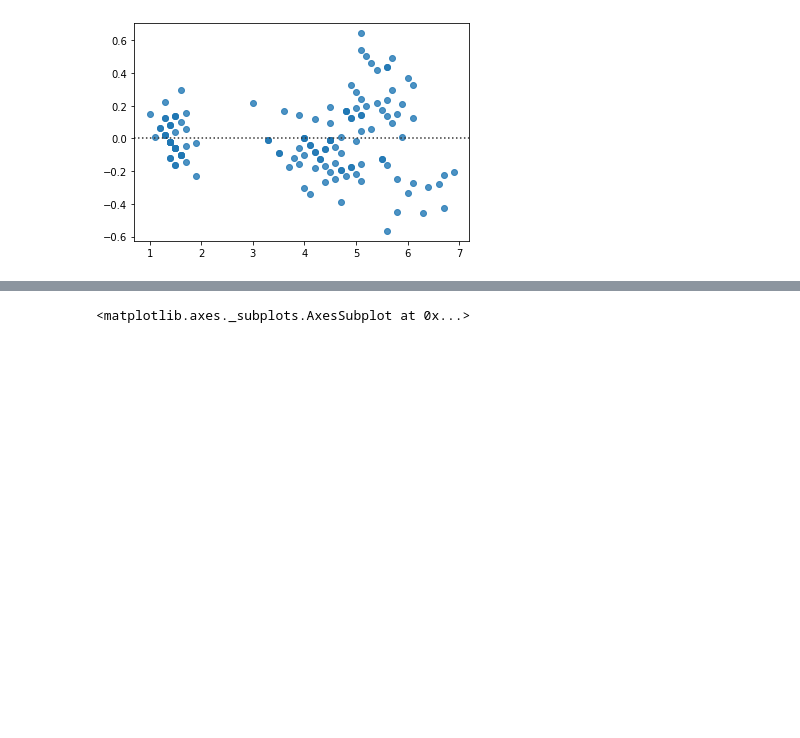
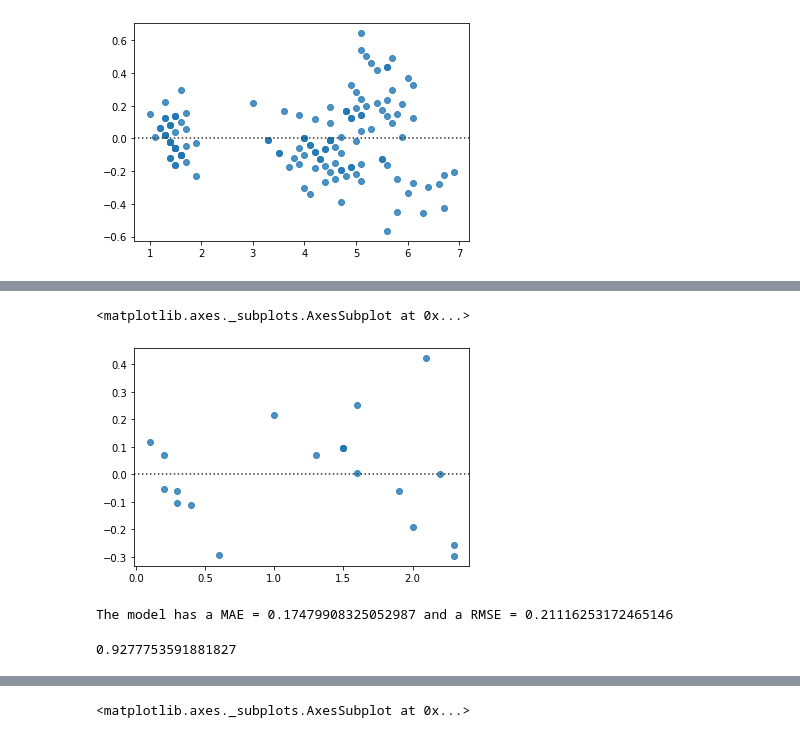
Before and after one commit to IvoLeist/ml_cnag-crg_course, a Jupyter notebook: day2/ML_course_CNAG_CRG_day2.ipynb, the cells around one changed output, grey strips where cells are left out. Cells and saved outputs as stored; diff of their text form; code cells hidden in the pictures; blank space fills up the shorter version.

```diff
--- a/day2/ML_course_CNAG_CRG_day2.ipynb
+++ b/day2/ML_course_CNAG_CRG_day2.ipynb
@@ -191,0 +347,27 @@ The process has the following steps:
+# %%
+# make residuals plot
+sns.residplot(pet_wid_test, pet_wid_pred)
+# %% [output]
+<matplotlib.axes._subplots.AxesSubplot at 0x...>
+[figure, added]
+# %%
+# evaluate the performance of the model
+
+# import metrics package
+from sklearn import metrics
+
+# compute MAE
+petal_mae = metrics.mean_absolute_error(pet_wid_pred, pet_wid_test)
+
+# get RMSE
+petal_rmse = metrics.mean_squared_error(pet_wid_pred, pet_wid_test,
+                           squared = False)
+
+print("The model has a MAE = {} and a RMSE = {}".format(petal_mae, petal_rmse))
+# %% [output]
+The model has a MAE = 0.17479908325052987 and a RMSE = 0.21116253172465146
+# %%
+# get squared R
+metrics.r2_score(pet_wid_pred, pet_wid_test)
+# %% [output]
+0.9277753591881827
```
Also changed, not shown: parts of 48 cells of this notebook.
